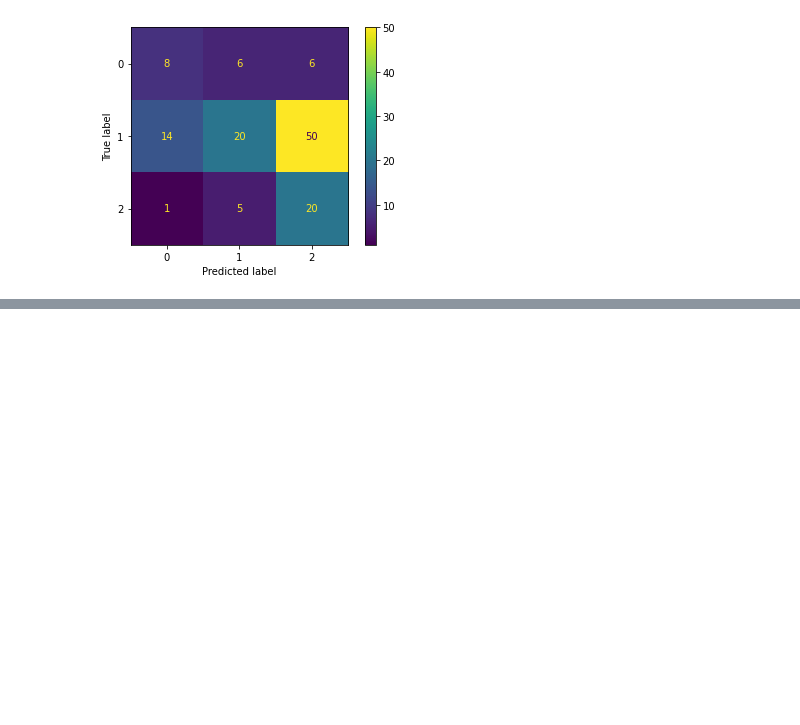
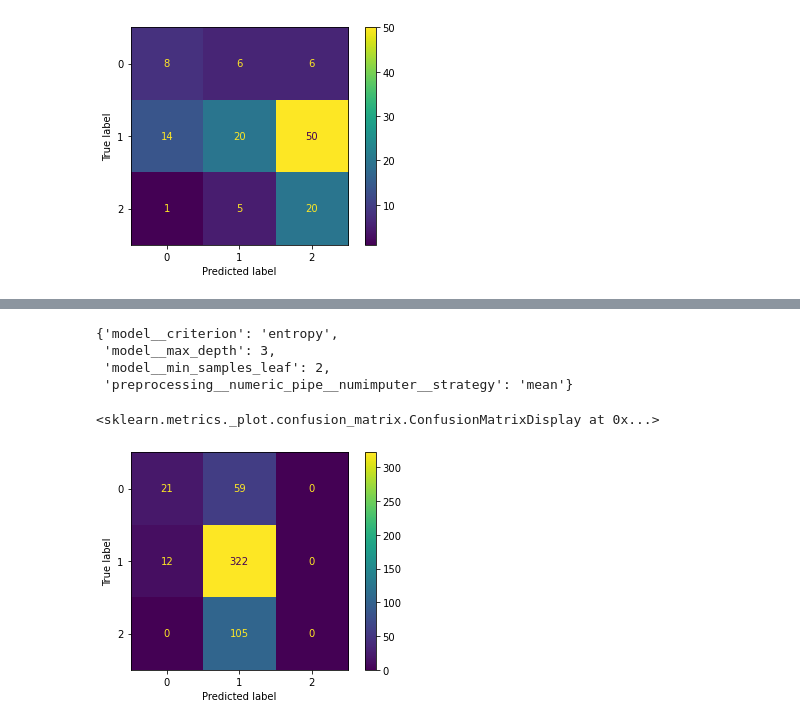
Before and after one commit to markjh2323/phase3proj, a Jupyter notebook: model.ipynb, the cells around one changed output, grey strips where cells are left out. Drawn from its saved outputs; the diff is of its cells as text; code cells hidden in the pictures; blank space fills up the shorter version.

```diff
--- a/model.ipynb
+++ b/model.ipynb
@@ -232,0 +234,10 @@ plot_confusion_matrix(naive_bayes_pipe, X_test, y_test)
+# %%
+dtree_pipe_grid = {'preprocessing__numeric_pipe__numimputer__strategy': ['mean', 'median'],
+                'model__max_depth': np.arange(3, 25, 2),
+                'model__min_samples_leaf': [2,3,4,5,6,7,8,9,10],
+                'model__criterion': ['gini', 'entropy'],
+                }
+# %%
+dtree_gridsearch = GridSearchCV(estimator = dtree_pipe, param_grid= dtree_pipe_grid, scoring= 'accuracy')
+# %%
+dtree_gridsearch.fit(X_train, y_train)
@@ -232,0 +262,12 @@ plot_confusion_matrix(naive_bayes_pipe, X_test, y_test)
+# %%
+dtree_gridsearch.best_params_
+# %% [output]
+{'model__criterion': 'entropy',
+ 'model__max_depth': 3,
+ 'model__min_samples_leaf': 2,
+ 'preprocessing__numeric_pipe__numimputer__strategy': 'mean'}
+# %%
+plot_confusion_matrix(dtree_gridsearch.best_estimator_, X_train, y_train)
+# %% [output]
+<sklearn.metrics._plot.confusion_matrix.ConfusionMatrixDisplay at 0x...>
+[figure, added]
```
Also changed, not shown: parts of 8 cells of this notebook, 2 other files.
